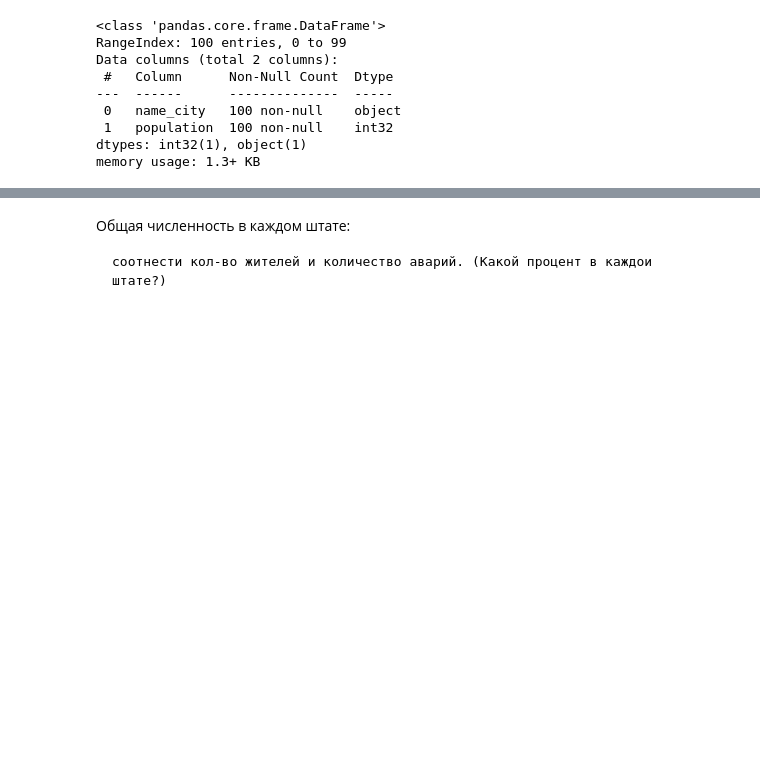
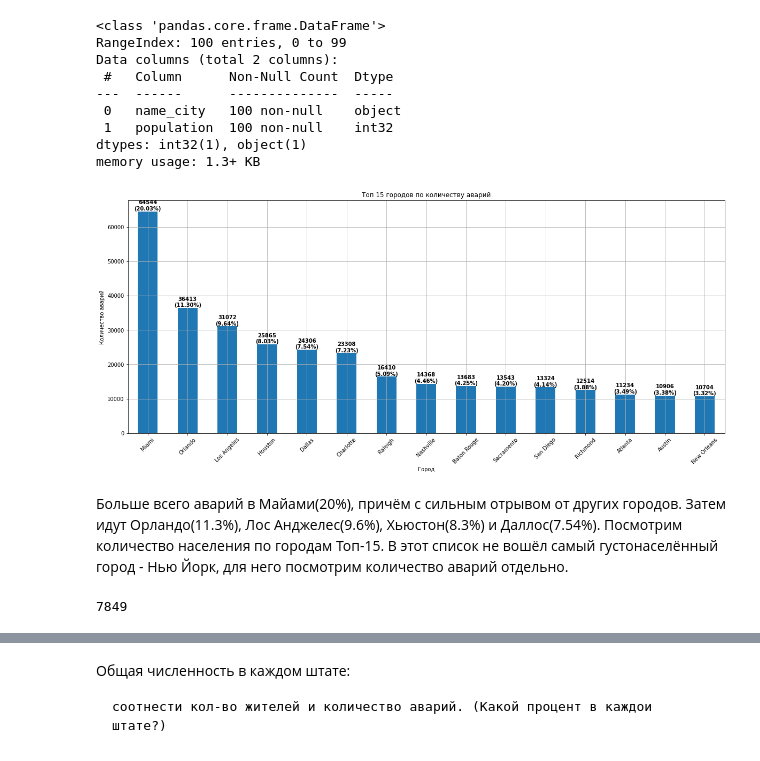
Before and after one commit to Heensz/analysis-of-accident-USA, a Jupyter notebook: анализ данных об авариях в США.ipynb, the cells around one changed output, grey strips where cells are left out. Saved outputs shown, nothing was run; the diff lists cells and outputs as text; code cells hidden in the pictures; blank space fills up the shorter version.

```diff
--- a/анализ данных об авариях в США.ipynb
+++ b/анализ данных об авариях в США.ipynb
@@ -371,3 +385,36 @@ Data columns (total 2 columns):
  1   population  100 non-null    int32
 dtypes: int32(1), object(1)
 memory usage: 1.3+ KB
+# %%
+# Группируем данные по городам и подсчитываем количества аварий в каждом городе
+city_accident_counts = road_accidents.groupby('city')['id'].count().sort_values(ascending=False).head(15)
+
+# Вычисляем общее количество аварий
+total_accidents = city_accident_counts.sum()
+
+# Построение графика
+ax = city_accident_counts.plot(kind='bar', grid=True, figsize=(20, 8))
+
+# Добавляем абсолютное значение и проценты в скобках
+for i, count in enumerate(city_accident_counts):
+    percentage = (count / total_accidents) * 100
+    ax.text(i, count, f"{count}\n({percentage:.2f}%)", ha='center', va='bottom', fontweight='bold')
+
+# Настраиваем подписи и заголовки
+ax.set_xlabel('Город')
+ax.set_ylabel('Количество аварий')
+ax.set_title('Топ 15 городов по количеству аварий')
+
+# Поворот подписей на оси x
+ax.set_xticklabels(ax.get_xticklabels(), rotation=45)
+
+plt.show()
+# %% [output]
+[figure, added]
+# %% [markdown]
+Больше всего аварий в Майами(20%), причём с сильным отрывом от других городов. Затем идут Орландо(11.3%), Лос Анджелес(9.6%), Хьюстон(8.3%) и Даллос(7.54%). Посмотрим количество населения по городам Топ-15. В этот список не вошёл самый густонаселённый город - Нью Йорк, для него посмотрим количество аварий отдельно.
+# %%
+#посмотрим количество аварий в самом густонаселённом городе США - Нью-Йорке
+new_df.query('city == "New York"')['id'].count()
+# %% [output]
+7849
```
Also changed, not shown: parts of 31 cells of this notebook.
